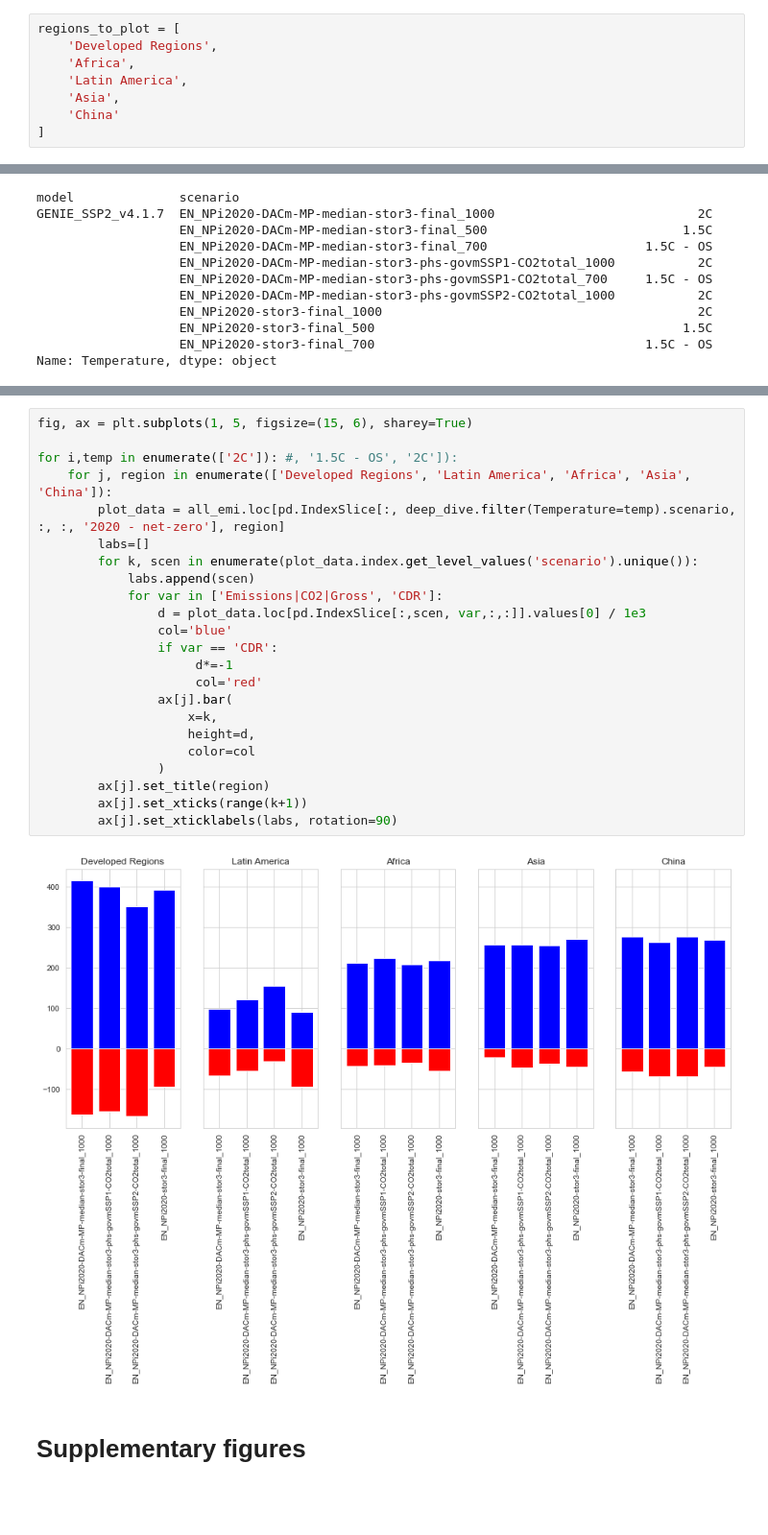
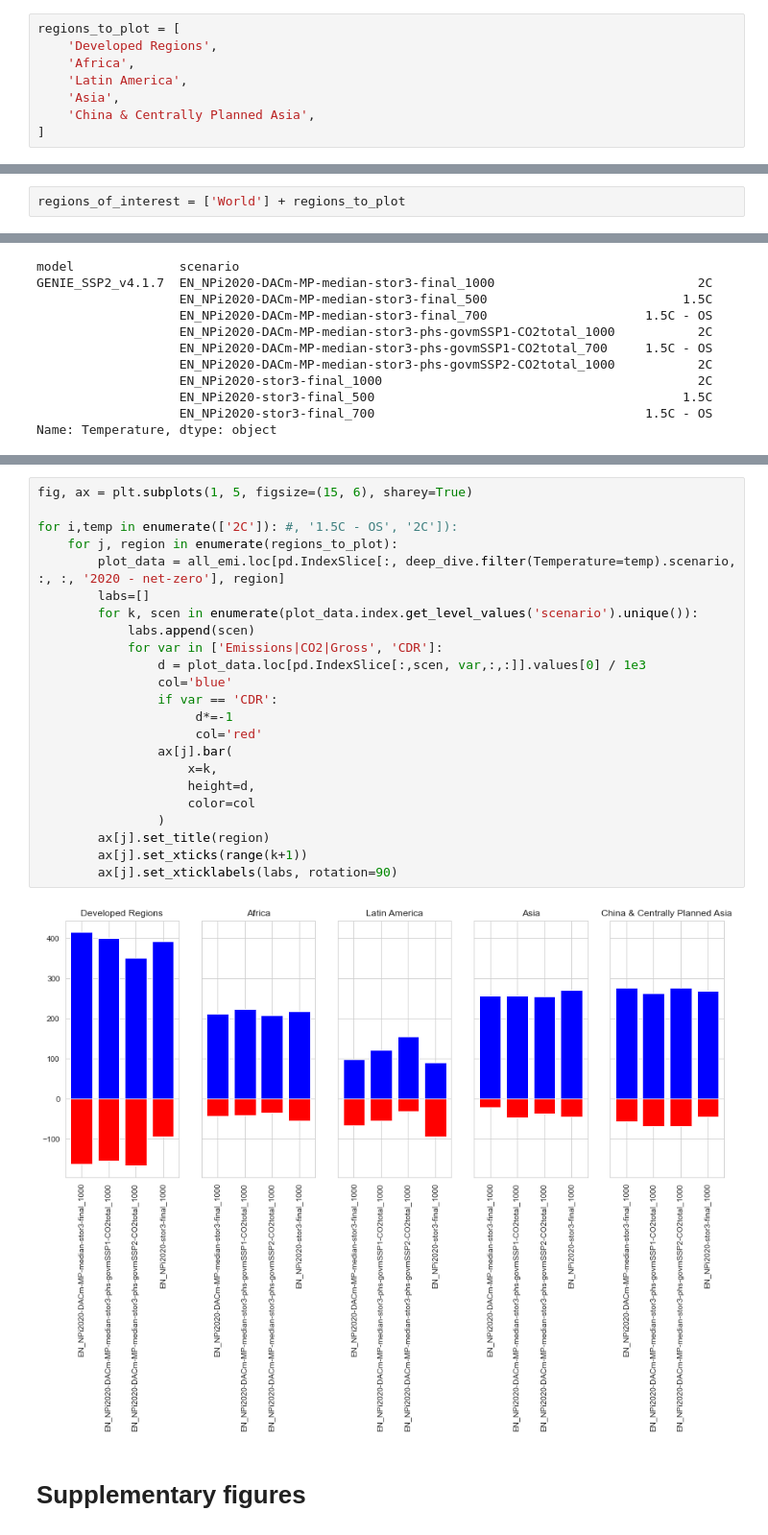
Before and after one commit to iiasa/gidden_brutschin_et_al_2023, a Jupyter notebook: figures/equity/02_statement.ipynb, the cells around one changed output, grey strips where cells are left out. Shown: that part at 96% size. Drawn from its saved outputs; the diff is of its cells as text; blank space fills up the shorter version.

Commit message:
update back to including native region data

```diff
--- a/figures/equity/02_statement.ipynb
+++ b/figures/equity/02_statement.ipynb
@@ -126,7 +129,7 @@ regions_to_plot = [
     'Africa',
     'Latin America',
     'Asia',
-    'China'
+    'China & Centrally Planned Asia',
 ]
 # %%
 def get_from_meta_column(df, x, col):
@@ -137,3 +138,5 @@ regions_of_interest = ['World', 'Developed Regions', 'Latin America', 'Africa',
+# %%
+regions_of_interest = ['World'] + regions_to_plot
 # %% [markdown]
 Gross CO2 emissions: 2020 - net zero, net zero to 2100
 # %%
@@ -279,28 +282,28 @@ all_emi
 # %%
 fig, ax = plt.subplots(1, 5, figsize=(15, 6), sharey=True)
 
 for i,temp in enumerate(['2C']): #, '1.5C - OS', '2C']):
-    for j, region in enumerate(['Developed Regions', 'Latin America', 'Africa', 'Asia', 'China']):
+    for j, region in enumerate(regions_to_plot):
         plot_data = all_emi.loc[pd.IndexSlice[:, deep_dive.filter(Temperature=temp).scenario, :, :, '2020 - net-zero'], region]
         labs=[]
         for k, scen in enumerate(plot_data.index.get_level_values('scenario').unique()):
             labs.append(scen)
             for var in ['Emissions|CO2|Gross', 'CDR']:
                 d = plot_data.loc[pd.IndexSlice[:,scen, var,:,:]].values[0] / 1e3
                 col='blue'
                 if var == 'CDR':
                      d*=-1
                      col='red'
                 ax[j].bar(
                     x=k,
                     height=d,
                     color=col
                 )
         ax[j].set_title(region)
         ax[j].set_xticks(range(k+1))
         ax[j].set_xticklabels(labs, rotation=90)
 # %% [output]
-[figure, old version]
+[figure, new version]
 # %% [markdown]
 # Supplementary figures
 # %% [markdown]
```
Also changed, not shown: parts of 5 cells of this notebook, 3 other files.
